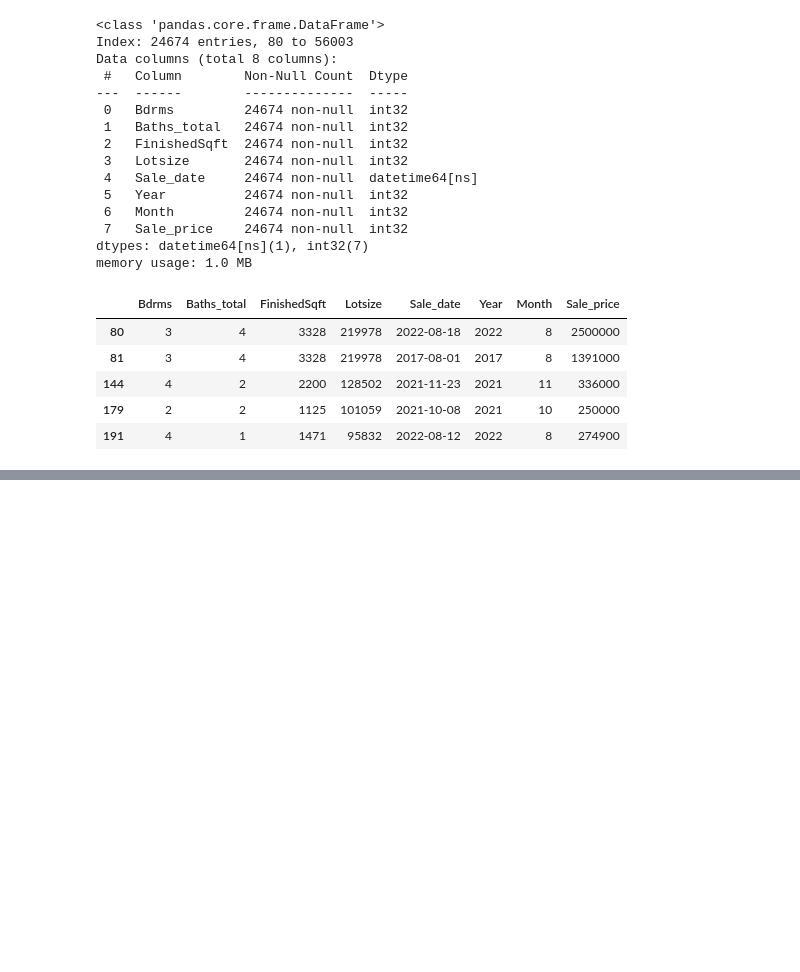
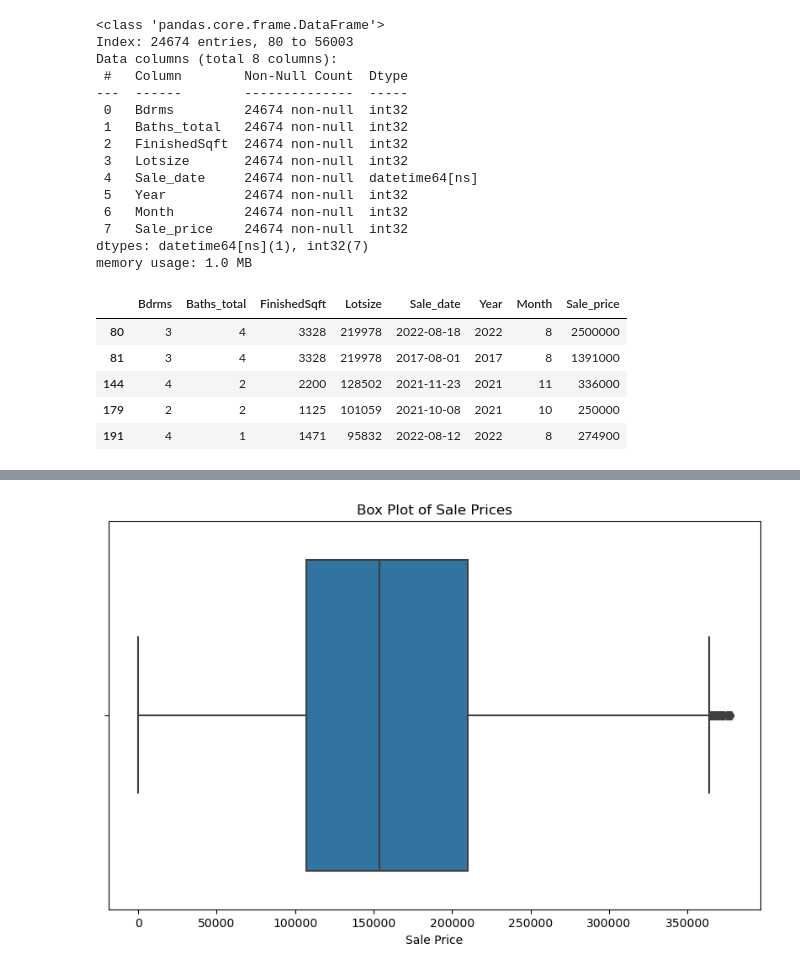
Before and after one commit to vivsarraf/Milwaukee-Property-Price-Predictor-Dashboard, a Jupyter notebook: DataCleaning_HistoricalSales.ipynb, the cells around one changed output, grey strips where cells are left out. Saved outputs shown, nothing was run; the diff lists cells and outputs as text; code cells hidden in the pictures; blank space fills up the shorter version.

```diff
--- a/DataCleaning_HistoricalSales.ipynb
+++ b/DataCleaning_HistoricalSales.ipynb
@@ -274,9 +276,9 @@ lower_bound = Q1 - 1.5 * IQR
 upper_bound = Q3 + 1.5 * IQR
 
 # Filter out the outliers
-df_no_outliers = filtered_residential_properties_df[(filtered_residential_properties_df['Sale_price'] >= lower_bound) & (filtered_residential_properties_df['Sale_price'] <= upper_bound)]
+df_no_outliers = filtered_residential_properties_df[(filtered_residential_properties_df['Sale_price'] <= upper_bound)]
 
 
 # Display the DataFrame without outliers
-df_no_outliers.shape
+df_no_outliers.info()
 # %% [output]
@@ -283,0 +318,9 @@ df_no_outliers.shape
+# %%
+# Create the box plot
+plt.figure(figsize=(10, 6))
+sns.boxplot(x=df_no_outliers['Sale_price'])
+plt.title('Box Plot of Sale Prices')
+plt.xlabel('Sale Price')
+plt.show()
+# %% [output]
+[figure, added]
```
Also changed, not shown: parts of 6 cells of this notebook, 1 other file.
